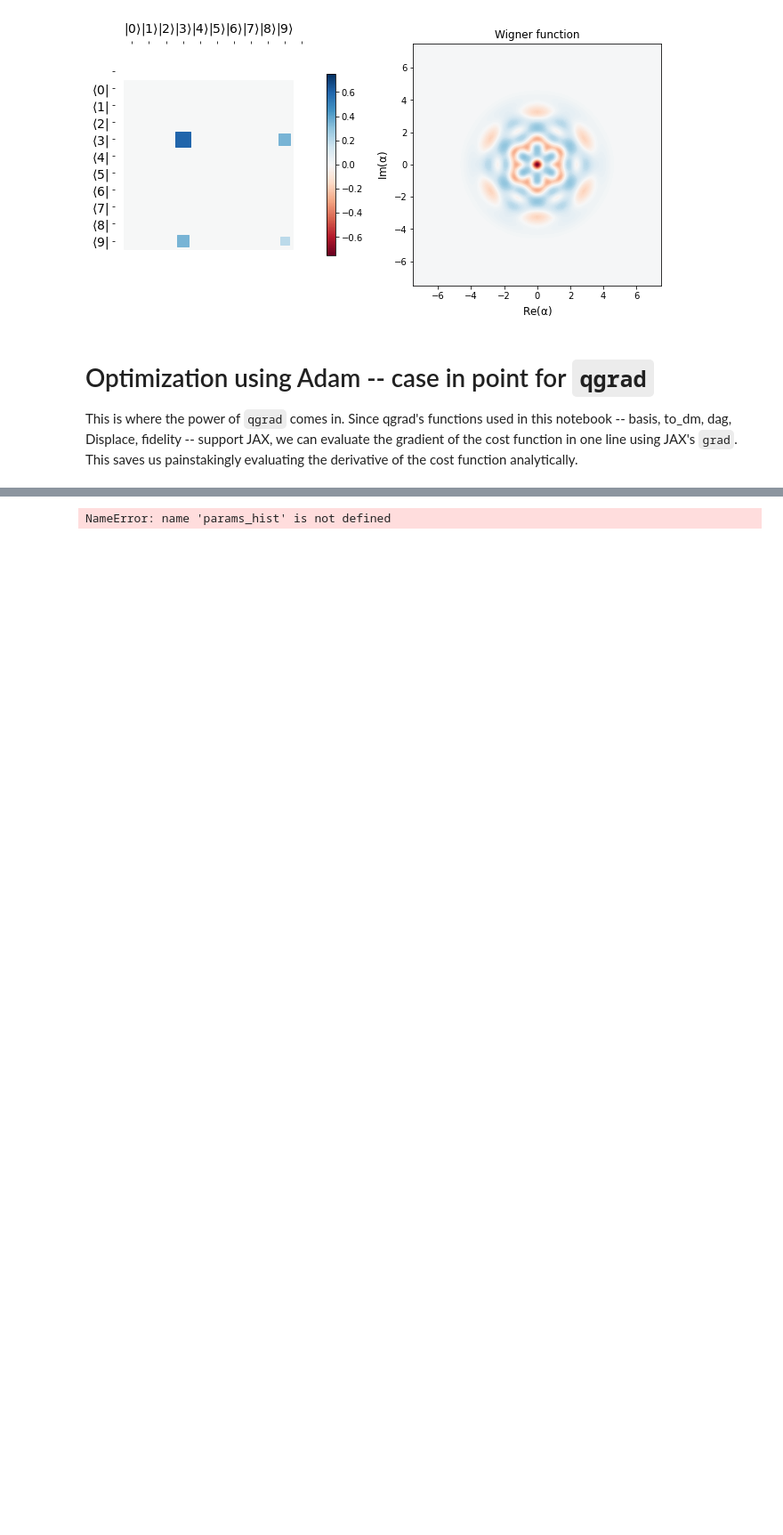
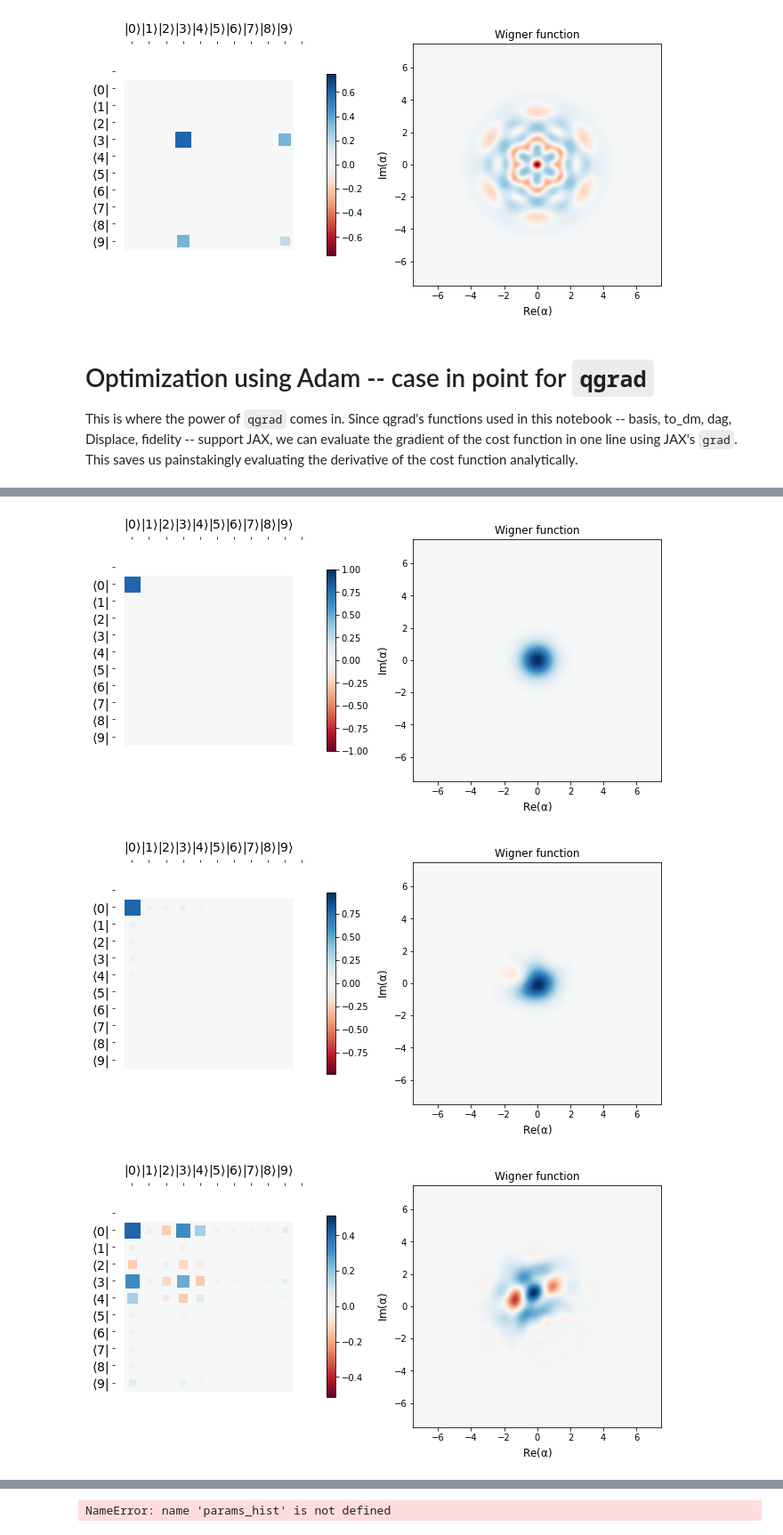
Before and after one commit to qgrad/qgrad, a Jupyter notebook: examples/Efficient Cavity Control with SNAP Gates.ipynb, the cells around one changed output, grey strips where cells are left out. Shown at 89% size. Cells and saved outputs as stored; diff of their text form; code cells hidden in the pictures; blank space fills up the shorter version.

Commit message:
display evolution with user-defined number of plots

```diff
--- a/examples/Efficient Cavity Control with SNAP Gates.ipynb
+++ b/examples/Efficient Cavity Control with SNAP Gates.ipynb
@@ -246,23 +251,47 @@ init_params = [alphas, thetas]
 opt_init, opt_update, get_params = optimizers.adam(step_size=1e-2)
 opt_state = opt_init([alphas, thetas])
 
-params = get_params(opt_state)
 
 def step(i, opt_state, opt_update):
     params = get_params(opt_state)
     g = grad(cost)(params, initial_state, target_state)
     return opt_update(i, g, opt_state)
 
-epochs = 100
+epochs = 150
 pbar = tqdm(range(epochs))
 
 loss_val = []
+params_hist = []
 
 for i in pbar:
     opt_state = step(i, opt_state, opt_update)
     params = get_params(opt_state)
+    params_hist.append(params)
     f = 1 - cost(params, initial_state, target_state)
     loss_val.append(1 - f)
     pbar.set_description("Fidelity {}".format(f))
 # %% [output]
 [interactive output not drawn]
+# %%
+def display_evolution(parameters, num_plots = 4):
+    """
+    Displays the intermediate states during the learning schedule
+    """
+    show_state(initial_state)
+
+    diff = epochs // int(num_plots)
+    for i in range(0, epochs, diff):
+        alphas, thetas = parameters[i]
+        x = apply_blocks(alphas, thetas, initial_state)
+        show_state(x)
+
+    # final parameters after last epoch
+    alphas, thetas = parameters[-1]
+    x = apply_blocks(alphas, thetas, initial_state)
+    show_state(x)
+
+display_evolution(params_hist)
+# %% [output]
+[figure, added]
+[figure, added]
+[figure, added]
```
Also changed, not shown: parts of 3 cells of this notebook.
